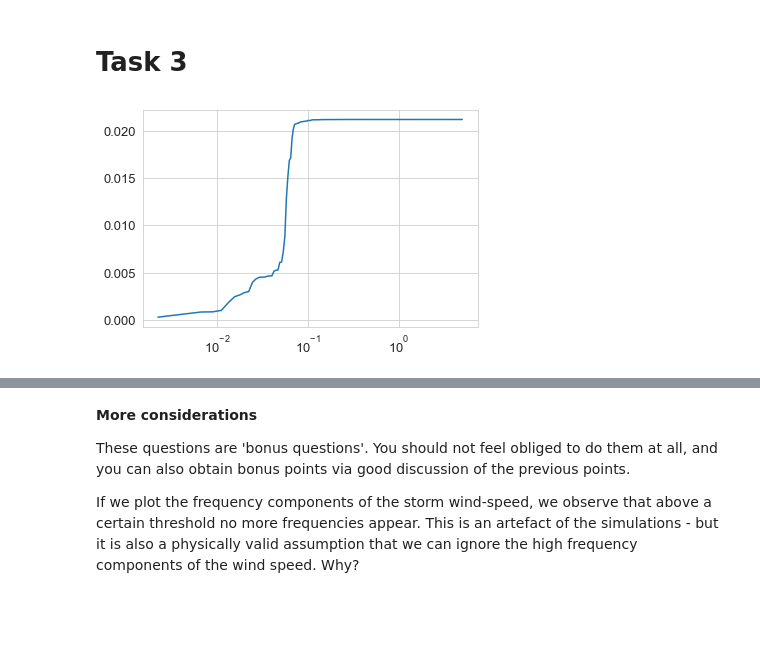
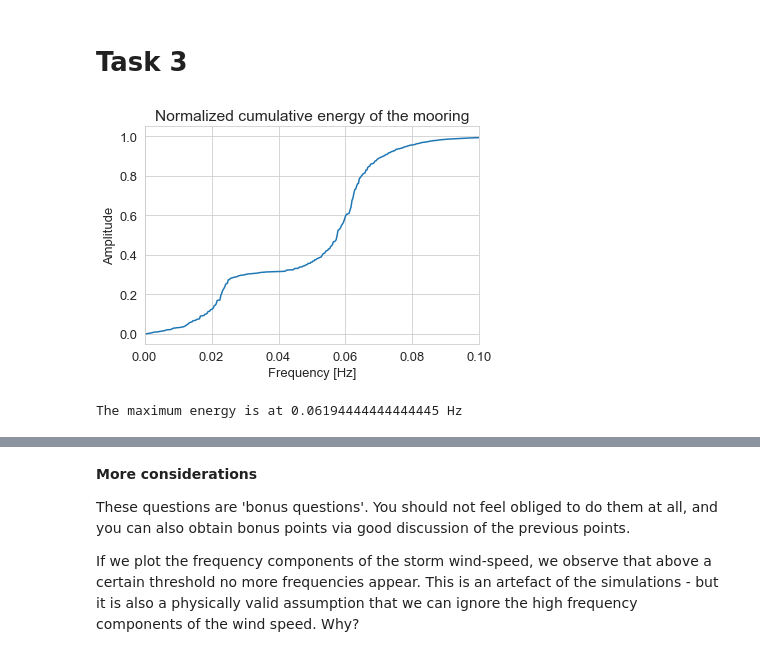
Before and after one commit to tesla1900/programming_course, a Jupyter notebook: project/Project_3_physics718_wind_2_students.ipynb, the cells around one changed output, grey strips where cells are left out. Drawn from its saved outputs; the diff is of its cells as text; code cells hidden in the pictures; blank space fills up the shorter version.

```diff
--- a/project/Project_3_physics718_wind_2_students.ipynb
+++ b/project/Project_3_physics718_wind_2_students.ipynb
@@ -381,12 +368,17 @@ The corresponding time period of the second peak is  40.90909090909091 s
 # %% [markdown]
 # Task 3
 # %%
-energy = np.abs(mean3)[1:] ** 2
-cum_energy = np.cumsum(energy)
-norm_cum = np.linalg.norm(cum_energy)
-norm_cum1 = cum_energy / norm_cum
+energy = np.abs(fft_mooring)[1:] ** 2
+cum_energy = np.cumsum(energy) / np.sum(energy)
 
-plt.plot(frequency3[1:], norm_cum1)
-plt.xscale('log')
+plt.plot(frequency[1:], cum_energy)
+plt.xlim(0, 0.1)
+plt.xlabel("Frequency [Hz]")
+plt.ylabel('Amplitude')
+plt.title('Normalized cumulative energy of the mooring')
+plt.show()
+
+print('The maximum energy is at', frequency[1:][np.argmax(energy)], 'Hz')
 # %% [output]
-[figure, old version]
+[figure, new version]
+The maximum energy is at 0.06194444444444445 Hz
```
Also changed, not shown: parts of 3 cells of this notebook.
